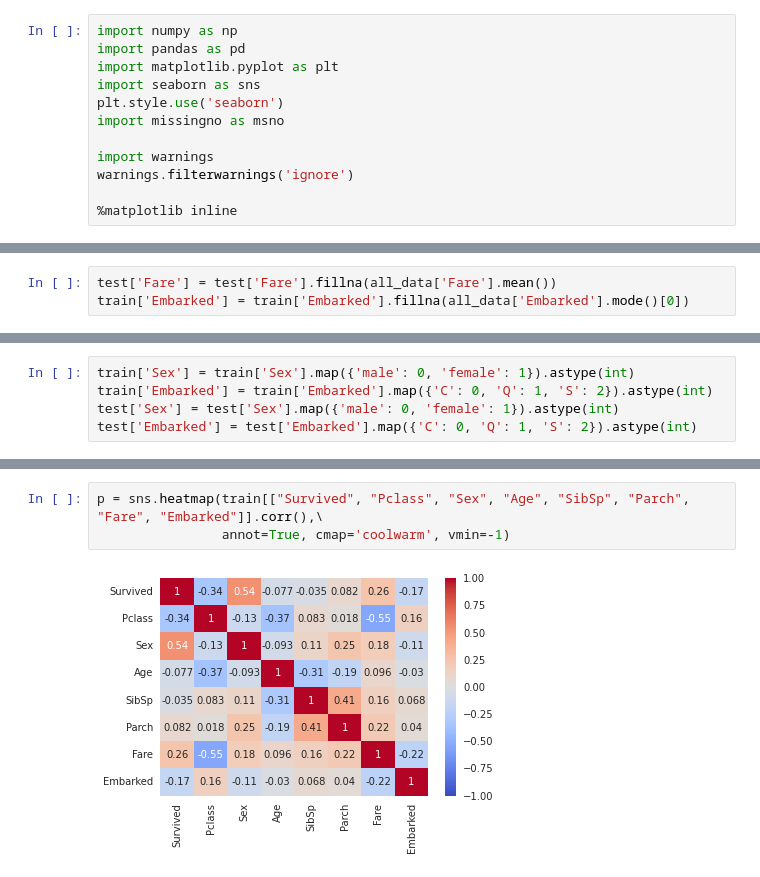
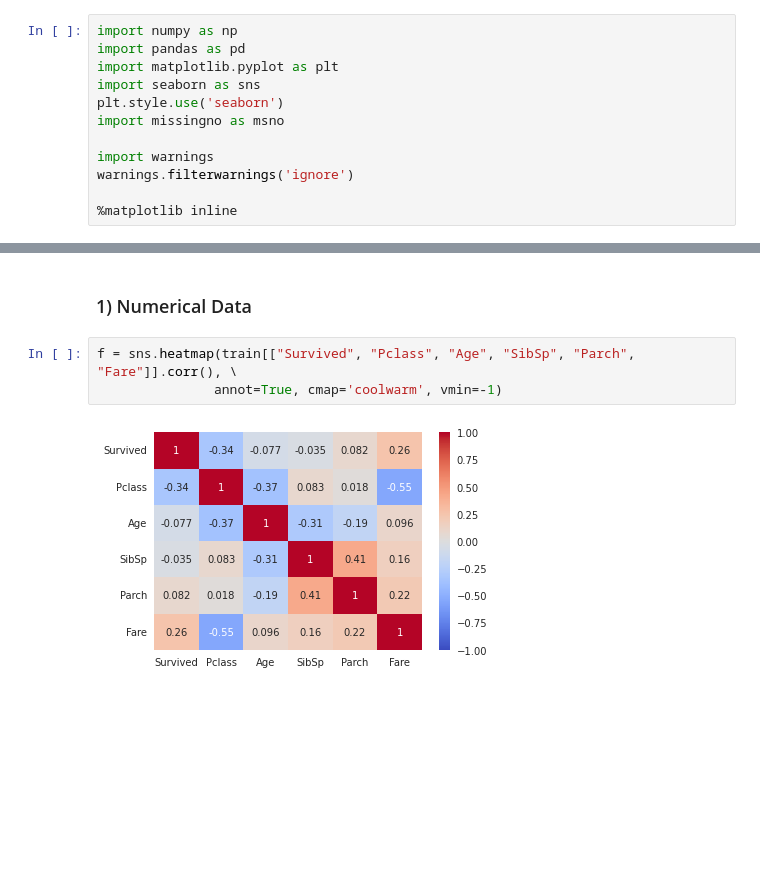
Before and after one commit to HyunJun37/Kaggle_Titanic, a Jupyter notebook: titanic-first-try.ipynb, the cells around one changed output, grey strips where cells are left out. Saved outputs shown, nothing was run; the diff lists cells and outputs as text; blank space fills up the shorter version.

```diff
--- a/titanic-first-try.ipynb
+++ b/titanic-first-try.ipynb
@@ -66,3 +46,0 @@ Fare and Embarked have few missing values, so fill them by mean (or mode).
-# %%
-test['Fare'] = test['Fare'].fillna(all_data['Fare'].mean())
-train['Embarked'] = train['Embarked'].fillna(all_data['Embarked'].mode()[0])
@@ -73,5 +46,0 @@ train['Embarked'] = train['Embarked'].fillna(all_data['Embarked'].mode()[0])
-# %%
-train['Sex'] = train['Sex'].map({'male': 0, 'female': 1}).astype(int)
-train['Embarked'] = train['Embarked'].map({'C': 0, 'Q': 1, 'S': 2}).astype(int)
-test['Sex'] = test['Sex'].map({'male': 0, 'female': 1}).astype(int)
-test['Embarked'] = test['Embarked'].map({'C': 0, 'Q': 1, 'S': 2}).astype(int)
@@ -78,5 +84,7 @@ test['Embarked'] = test['Embarked'].map({'C': 0, 'Q': 1, 'S': 2}).astype(int)
+# %% [markdown]
+### 1) Numerical Data
 # %%
-p = sns.heatmap(train[["Survived", "Pclass", "Sex", "Age", "SibSp", "Parch", "Fare", "Embarked"]].corr(),\
-                annot=True, cmap='coolwarm', vmin=-1)
+f = sns.heatmap(train[["Survived", "Pclass", "Age", "SibSp", "Parch", "Fare"]].corr(), \
+               annot=True, cmap='coolwarm', vmin=-1)
 # %% [output]
-[figure, old version]
+[figure, new version]
```
Also changed, not shown: parts of 17 cells of this notebook.
